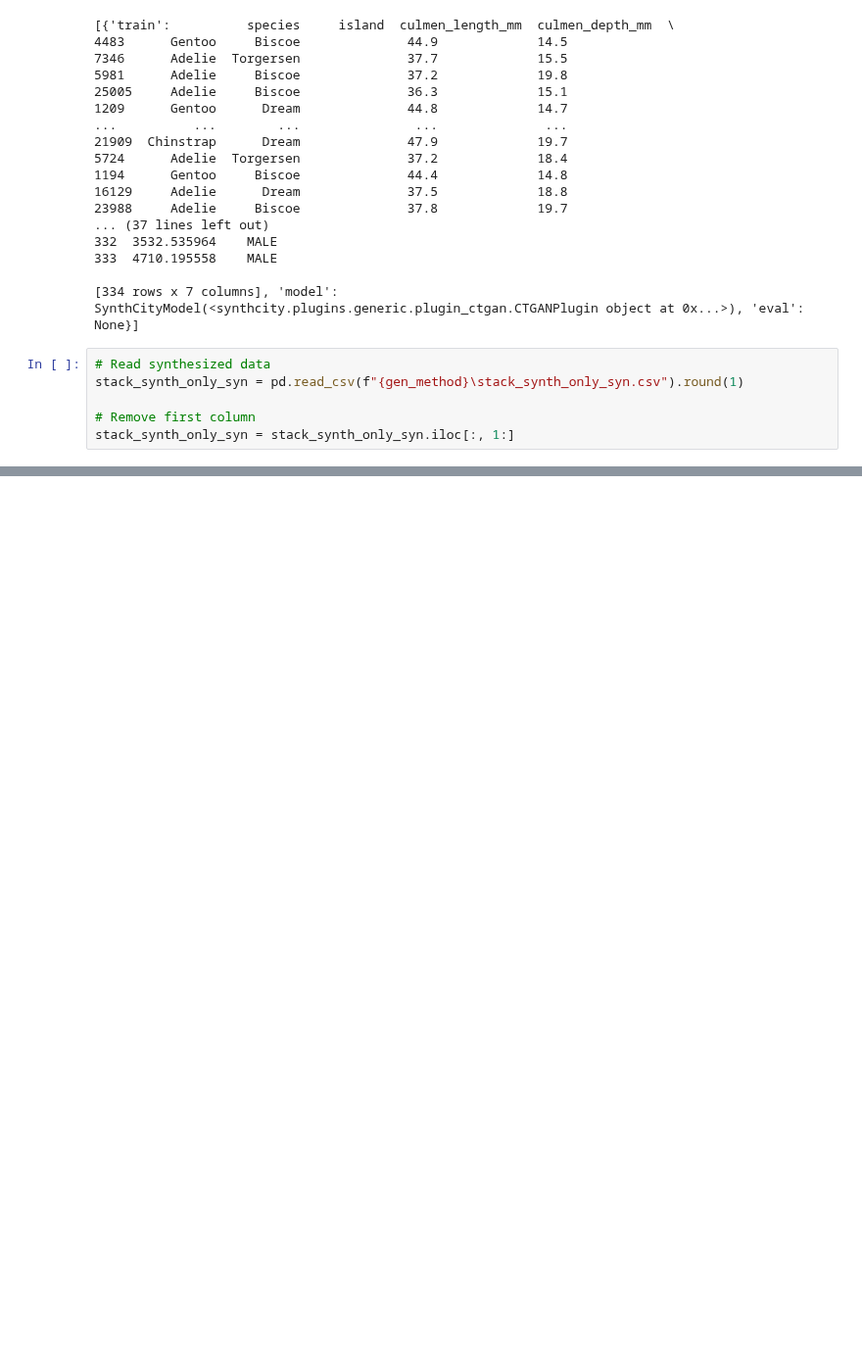
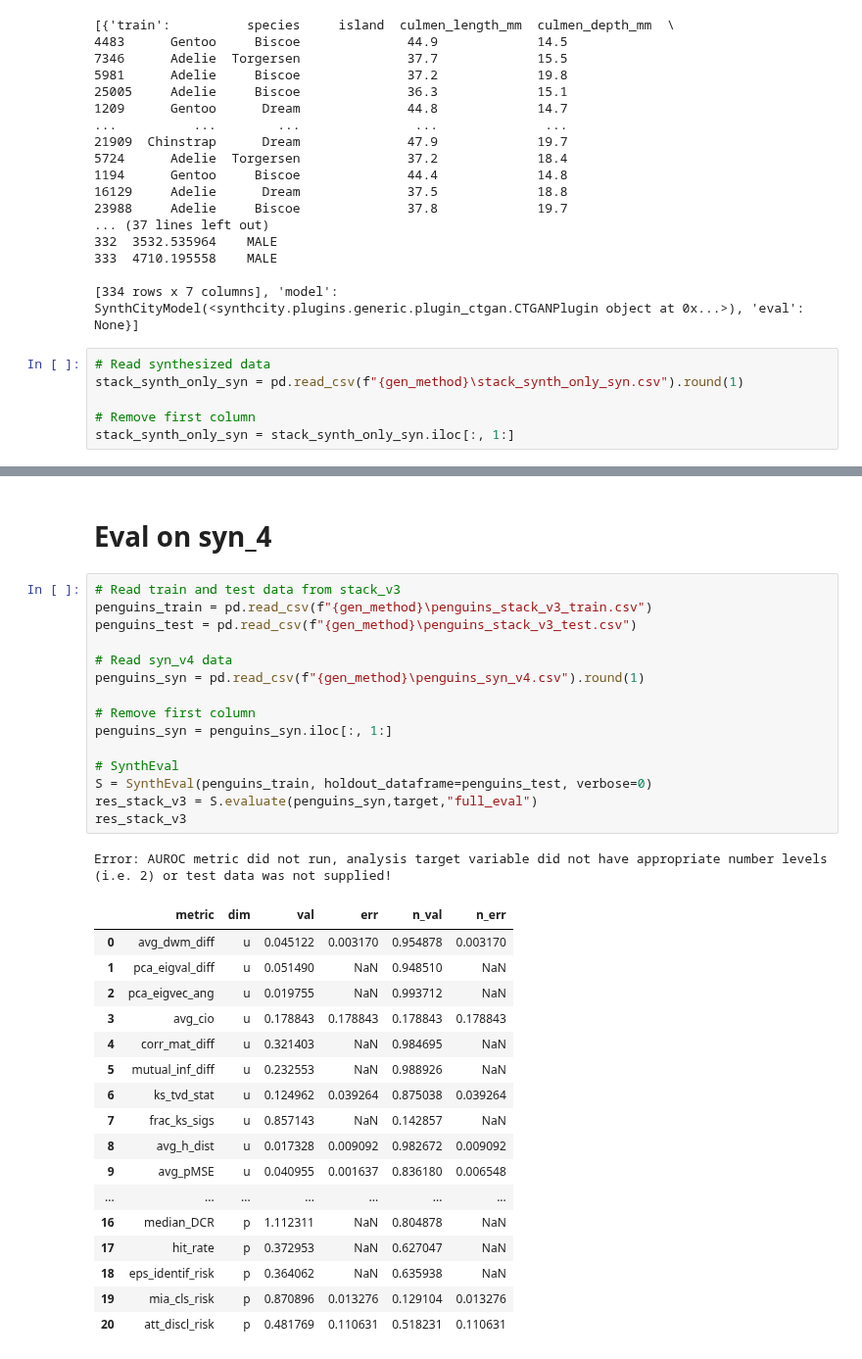
Before and after one commit to LucasBrynk/synthe_size_me, a Jupyter notebook: penguins_syn/penguins_ctgan_syn.ipynb, the cells around one changed output, grey strips where cells are left out. Shown at 98% size. Drawn from its saved outputs; the diff is of its cells as text; blank space fills up the shorter version.

```diff
--- a/penguins_syn/penguins_ctgan_syn.ipynb
+++ b/penguins_syn/penguins_ctgan_syn.ipynb
@@ -355,0 +455,36 @@ stack_synth_only_syn = stack_synth_only_syn.iloc[:, 1:]
+# %% [markdown]
+# Eval on syn_4
+# %%
+# Read train and test data from stack_v3
+penguins_train = pd.read_csv(f"{gen_method}\penguins_stack_v3_train.csv")
+penguins_test = pd.read_csv(f"{gen_method}\penguins_stack_v3_test.csv")
+
+# Read syn_v4 data
+penguins_syn = pd.read_csv(f"{gen_method}\penguins_syn_v4.csv").round(1)
+
+# Remove first column
+penguins_syn = penguins_syn.iloc[:, 1:]
+
+# SynthEval
+S = SynthEval(penguins_train, holdout_dataframe=penguins_test, verbose=0)
+res_stack_v3 = S.evaluate(penguins_syn,target,"full_eval")
+res_stack_v3
+# %% [output]
+Error: AUROC metric did not run, analysis target variable did not have appropriate number levels (i.e. 2) or test data was not supplied!
+|  | metric | dim | val | err | n_val | n_err |
+| 0 | avg_dwm_diff | u | 0.045122 | 0.003170 | 0.954878 | 0.003170 |
+| 1 | pca_eigval_diff | u | 0.051490 | NaN | 0.948510 | NaN |
+| 2 | pca_eigvec_ang | u | 0.019755 | NaN | 0.993712 | NaN |
+| 3 | avg_cio | u | 0.178843 | 0.178843 | 0.178843 | 0.178843 |
+| 4 | corr_mat_diff | u | 0.321403 | NaN | 0.984695 | NaN |
+| 5 | mutual_inf_diff | u | 0.232553 | NaN | 0.988926 | NaN |
+| 6 | ks_tvd_stat | u | 0.124962 | 0.039264 | 0.875038 | 0.039264 |
+| 7 | frac_ks_sigs | u | 0.857143 | NaN | 0.142857 | NaN |
+| 8 | avg_h_dist | u | 0.017328 | 0.009092 | 0.982672 | 0.009092 |
+| 9 | avg_pMSE | u | 0.040955 | 0.001637 | 0.836180 | 0.006548 |
+| ... | ... | ... | ... | ... | ... | ... |
+| 16 | median_DCR | p | 1.112311 | NaN | 0.804878 | NaN |
+| 17 | hit_rate | p | 0.372953 | NaN | 0.627047 | NaN |
+| 18 | eps_identif_risk | p | 0.364062 | NaN | 0.635938 | NaN |
+| 19 | mia_cls_risk | p | 0.870896 | 0.013276 | 0.129104 | 0.013276 |
+| 20 | att_discl_risk | p | 0.481769 | 0.110631 | 0.518231 | 0.110631 |
```
Also changed, not shown: parts of 15 cells of this notebook.
